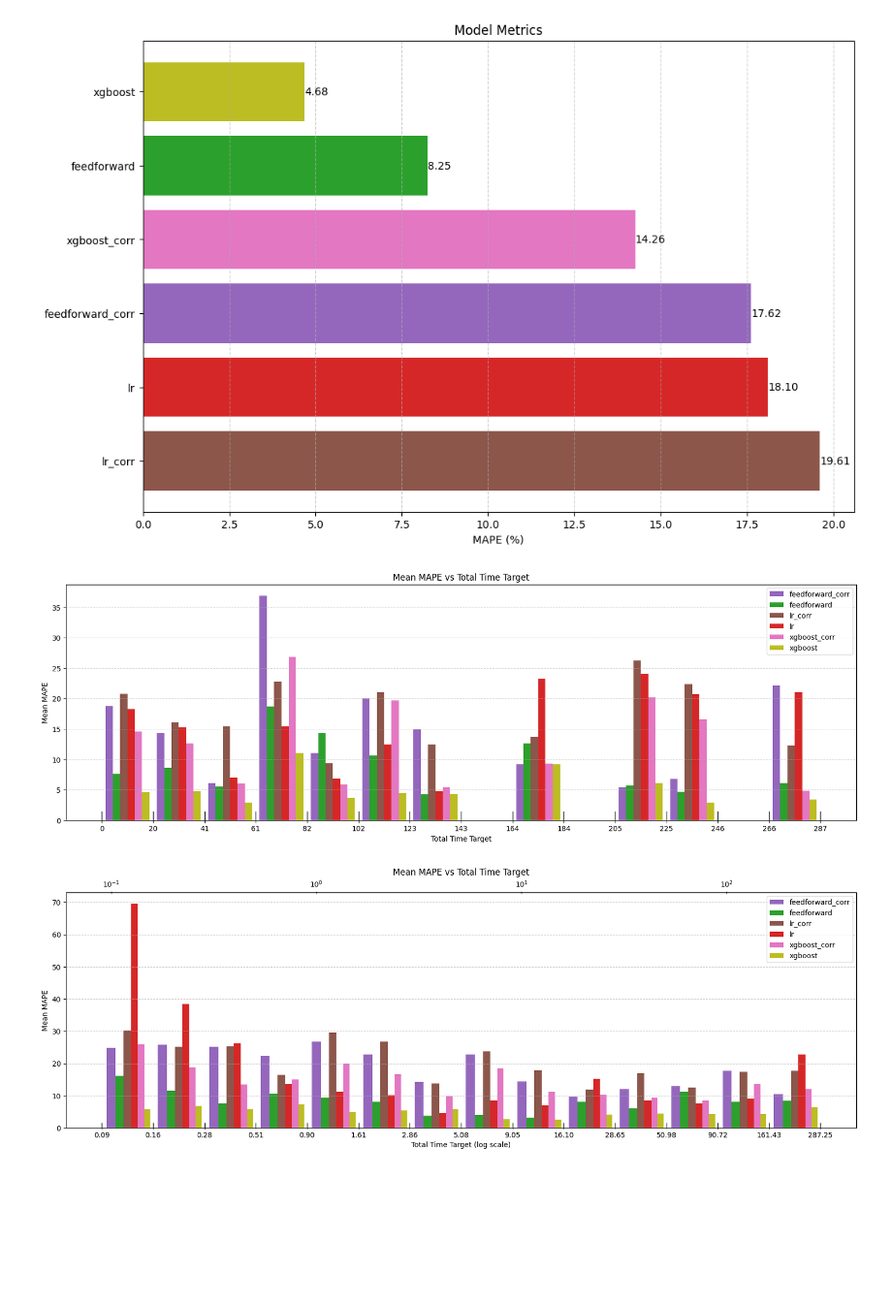
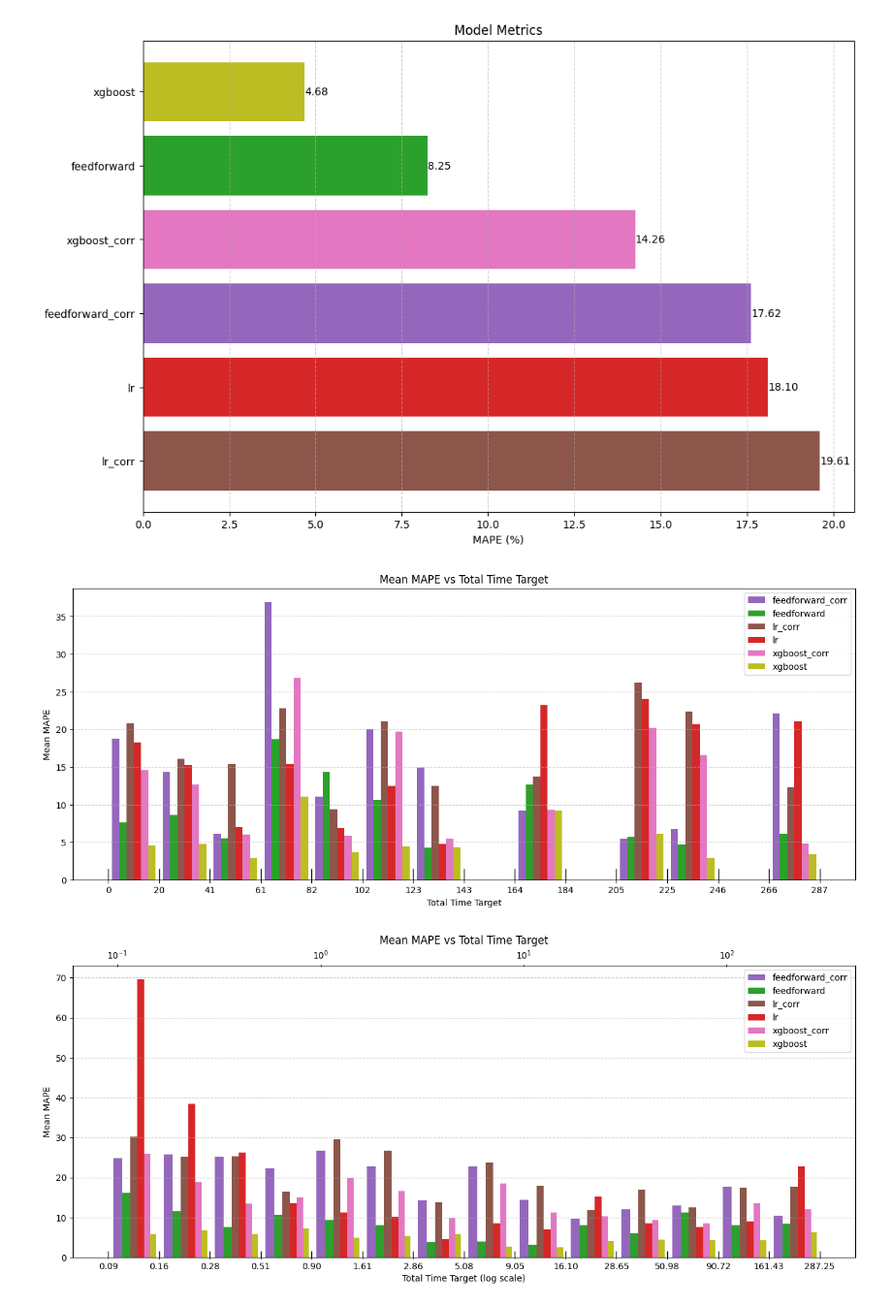
Before and after one commit to FrancoCabezasPoblete/resource-prediction-study, a Jupyter notebook: notebooks/eda_final.ipynb, the cells around one changed output. Shown at 97% size. Drawn from its saved outputs; the diff is of its cells as text; code cells hidden in the pictures; blank space fills up the shorter version.

```diff
--- a/notebooks/eda_final.ipynb
+++ b/notebooks/eda_final.ipynb
@@ -194,8 +194,8 @@ plot_MAPE(metrics, std=False)
 # %% [output]
 [figure]
 # %%
-plot_errors(dfs_corr, figsize=(20,6))
-plot_errors(dfs_corr, log_scale=True, figsize=(20,6))
+plot_errors(dfs_corr, figsize=(16,6))
+plot_errors(dfs_corr, log_scale=True, figsize=(16,6))
 # %% [output]
-[figure, old version]
+[figure, new version]
-[figure, old version]
+[figure, new version]
```
